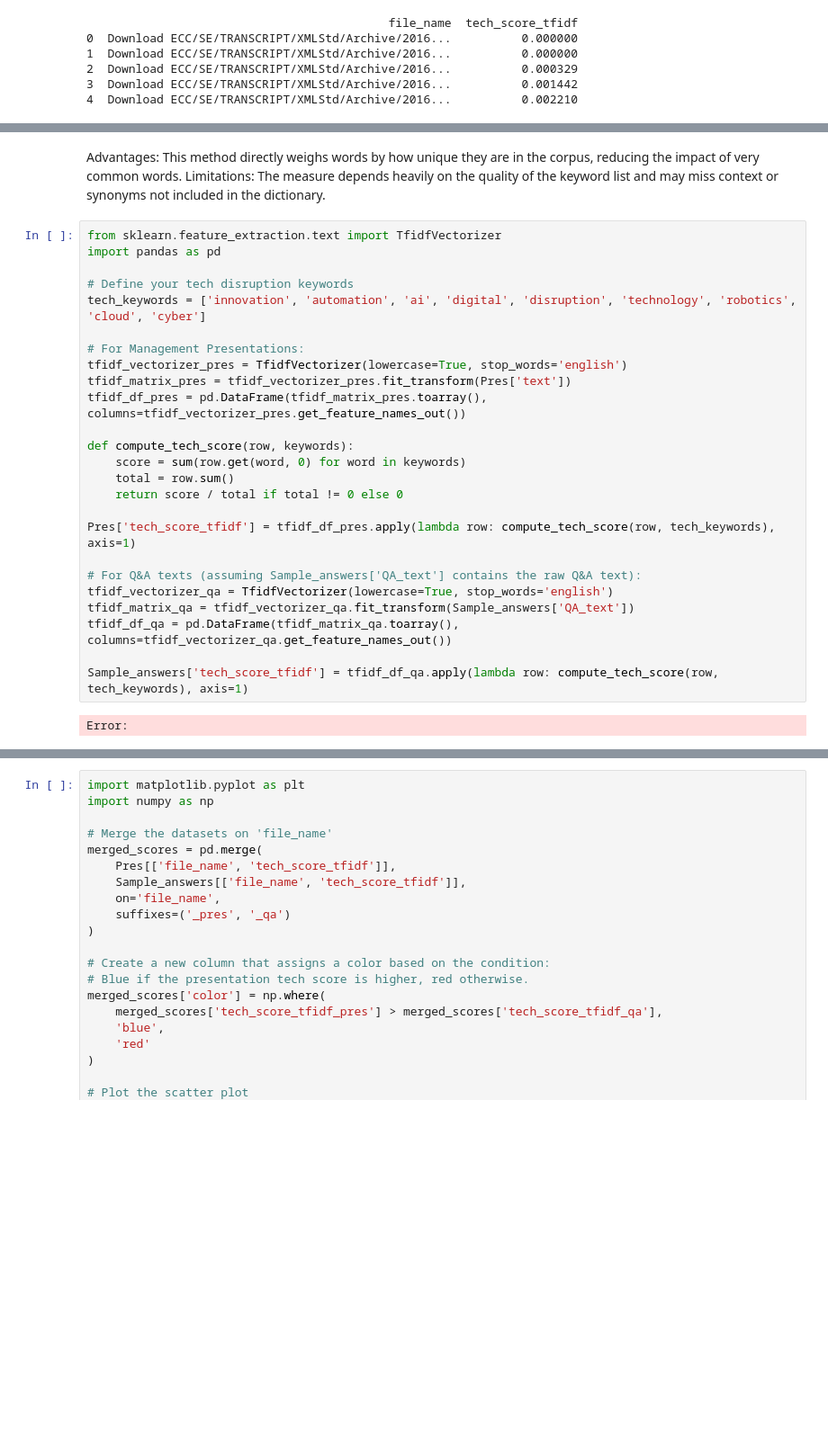
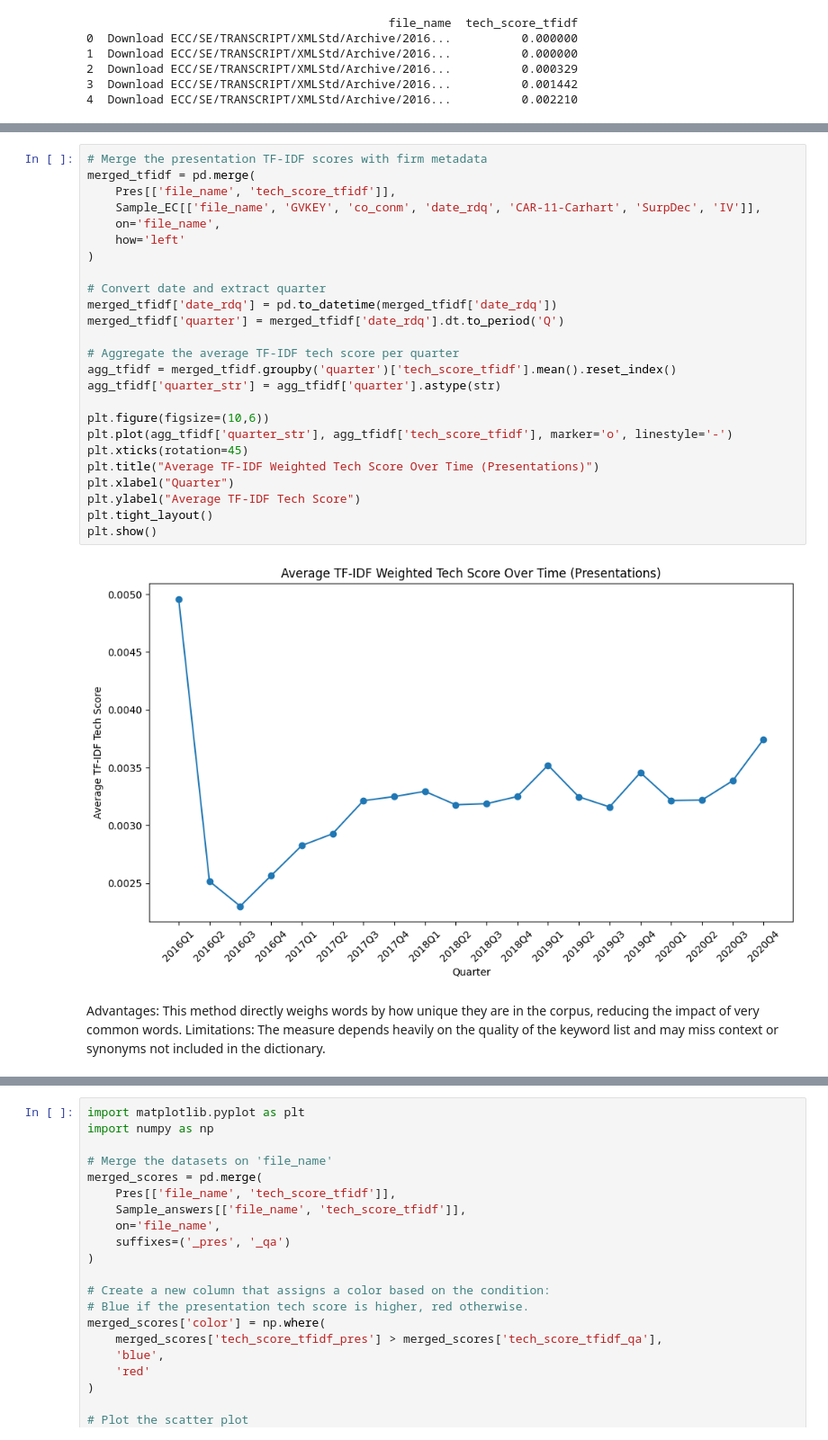
Before and after one commit to Arame-create/NLP-for-Finance, a Jupyter notebook: NLP_coursework.ipynb, the cells around one changed output, grey strips where cells are left out. Shown at 90% size. Cells and saved outputs as stored; diff of their text form; blank space fills up the shorter version.

```diff
--- a/NLP_coursework.ipynb
+++ b/NLP_coursework.ipynb
@@ -591,30 +652,30 @@ print(Pres[['file_name', 'tech_score_tfidf']].head())
+# %%
+# Merge the presentation TF-IDF scores with firm metadata
+merged_tfidf = pd.merge(
+    Pres[['file_name', 'tech_score_tfidf']],
+    Sample_EC[['file_name', 'GVKEY', 'co_conm', 'date_rdq', 'CAR-11-Carhart', 'SurpDec', 'IV']],
+    on='file_name',
+    how='left'
+)
+
+# Convert date and extract quarter
+merged_tfidf['date_rdq'] = pd.to_datetime(merged_tfidf['date_rdq'])
+merged_tfidf['quarter'] = merged_tfidf['date_rdq'].dt.to_period('Q')
+
+# Aggregate the average TF-IDF tech score per quarter
+agg_tfidf = merged_tfidf.groupby('quarter')['tech_score_tfidf'].mean().reset_index()
+agg_tfidf['quarter_str'] = agg_tfidf['quarter'].astype(str)
+
+plt.figure(figsize=(10,6))
+plt.plot(agg_tfidf['quarter_str'], agg_tfidf['tech_score_tfidf'], marker='o', linestyle='-')
+plt.xticks(rotation=45)
+plt.title("Average TF-IDF Weighted Tech Score Over Time (Presentations)")
+plt.xlabel("Quarter")
+plt.ylabel("Average TF-IDF Tech Score")
+plt.tight_layout()
+plt.show()
+# %% [output]
+[figure, added]
 # %% [markdown]
 Advantages: This method directly weighs words by how unique they are in the corpus, reducing the impact of very common words.
 Limitations: The measure depends heavily on the quality of the keyword list and may miss context or synonyms not included in the dictionary.
-# %%
-from sklearn.feature_extraction.text import TfidfVectorizer
-import pandas as pd
-
-# Define your tech disruption keywords
-tech_keywords = ['innovation', 'automation', 'ai', 'digital', 'disruption', 'technology', 'robotics', 'cloud', 'cyber']
-
-# For Management Presentations:
-tfidf_vectorizer_pres = TfidfVectorizer(lowercase=True, stop_words='english')
-tfidf_matrix_pres = tfidf_vectorizer_pres.fit_transform(Pres['text'])
-tfidf_df_pres = pd.DataFrame(tfidf_matrix_pres.toarray(), columns=tfidf_vectorizer_pres.get_feature_names_out())
-
-def compute_tech_score(row, keywords):
-    score = sum(row.get(word, 0) for word in keywords)
-    total = row.sum()
-    return score / total if total != 0 else 0
-
-Pres['tech_score_tfidf'] = tfidf_df_pres.apply(lambda row: compute_tech_score(row, tech_keywords), axis=1)
-
-# For Q&A texts (assuming Sample_answers['QA_text'] contains the raw Q&A text):
-tfidf_vectorizer_qa = TfidfVectorizer(lowercase=True, stop_words='english')
-tfidf_matrix_qa = tfidf_vectorizer_qa.fit_transform(Sample_answers['QA_text'])
-tfidf_df_qa = pd.DataFrame(tfidf_matrix_qa.toarray(), columns=tfidf_vectorizer_qa.get_feature_names_out())
-
-Sample_answers['tech_score_tfidf'] = tfidf_df_qa.apply(lambda row: compute_tech_score(row, tech_keywords), axis=1)
-# %% [output]
-Error:
```
Also changed, not shown: parts of 8 cells of this notebook.
